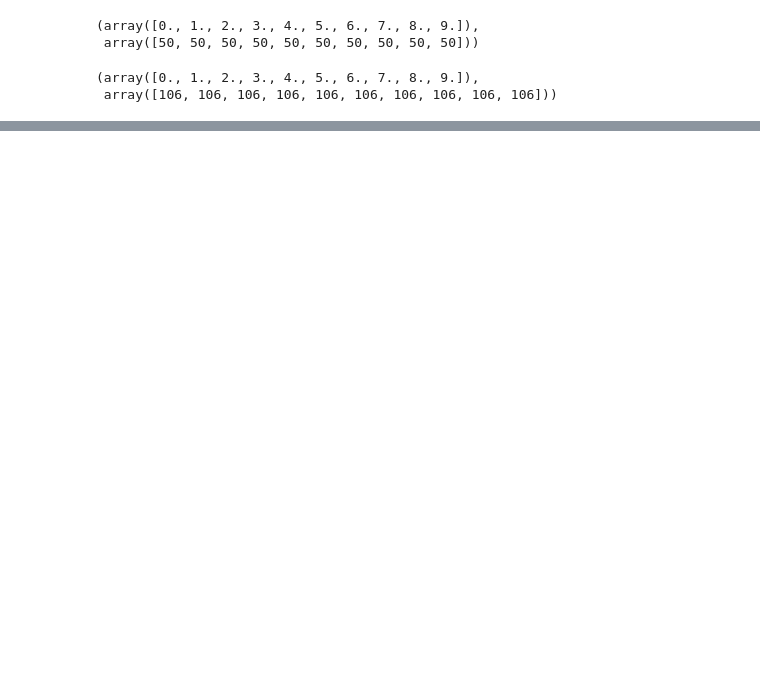
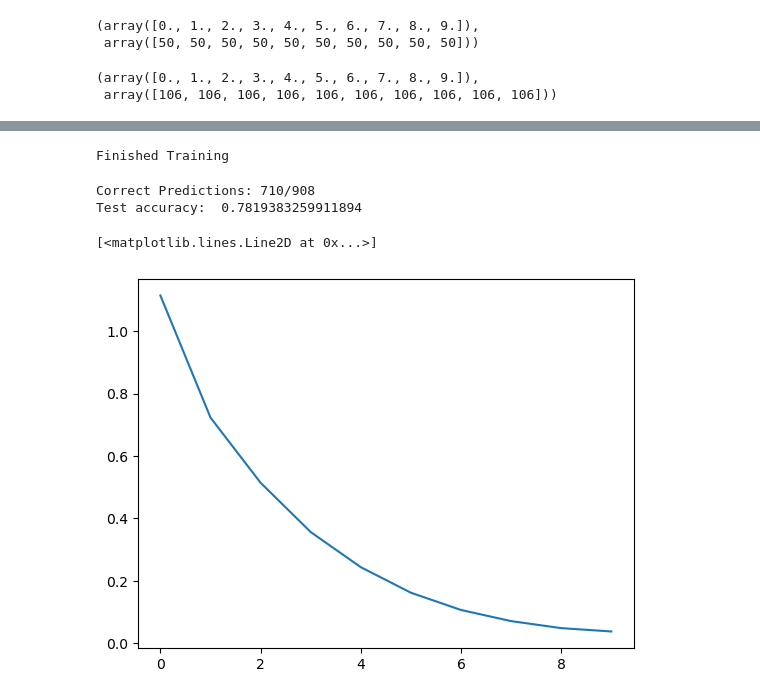
Before and after one commit to dijor0310/cse204-project, a Jupyter notebook: classification_modelnet10.ipynb, the cells around one changed output, grey strips where cells are left out. Cells and saved outputs as stored; diff of their text form; code cells hidden in the pictures; blank space fills up the shorter version.

```diff
--- a/classification_modelnet10.ipynb
+++ b/classification_modelnet10.ipynb
@@ -653,0 +909,2 @@ Pipeline(steps=[('features',
+# %%
+net_withPers = Conv3DNet_withPers()
@@ -653,0 +936,3 @@ Pipeline(steps=[('features',
+# %%
+training_dataset = CustomDataset_withPers(images_train, x_train_transformed, y_train_one.toarray())
+training_dataset.__len__()
@@ -653,0 +950,74 @@ Pipeline(steps=[('features',
+# %%
+trainloader = DataLoader(training_dataset, batch_size=32, shuffle=True)
+testloader = DataLoader(testing_dataset, batch_size=32, shuffle=True)
+# %%
+loss_values = []
+
+for epoch in range(10):  # loop over the dataset multiple times
+
+    running_loss = 0.0
+    for i, data in enumerate(trainloader, 0):
+        # get the inputs; data is a list of [inputs, labels]
+        inputs, x_features, labels = data
+        # print(x_features.dtype)
+        # print(inputs.dtype)
+        # inputs = tf.cast(inputs, tf.float(64))
+        # inputs = inputs.type('torch.DoubleTensor')
+        # print(inputs.dtype)
+        x_features = x_features.type('torch.FloatTensor')
+        bs = inputs.size()[0]
+        inputs = inputs.reshape(bs,1,32,32,32)
+        # x_features = x_features.reshape(bs, 18)
+        # zero the parameter gradients
+        optimizer.zero_grad()
+
+        # forward + backward + optimize
+        outputs = net_withPers(inputs, x_features)
+        loss = criterion(outputs, labels)
+        loss.backward()
+        optimizer.step()
+
+        # print statistics
+        running_loss += loss.item() * bs
+        if i % 2000 == 1999:    # print every 2000 mini-batches
+            print(f'[{epoch + 1}, {i + 1:5d}] loss: {running_loss / 2000:.3f}')
+            running_loss = 0.0
+    loss_values.append(running_loss / len(training_dataset))
+
+print('Finished Training')
+# %% [output]
+Finished Training
+# %%
+test_loss = 0.0
+correct, total = 0,0
+
+for i, data in enumerate(testloader, 0):
+    # get the inputs; data is a list of [inputs, labels]
+    # print(data.size())
+    inputs, x_features, labels = data
+    x_features = x_features.type('torch.FloatTensor')
+
+    # print(labels.size())
+    # print(inputs.size())
+    bs = inputs.size()[0]
+    inputs = inputs.reshape(bs,1,32,32,32)
+    # zero the parameter gradients
+
+    # forward + backward + optimize
+    outputs = net_withPers(inputs, x_features)
+
+    for o,l in zip(outputs, labels):
+        if torch.argmax(o)==torch.argmax(l):
+            correct+=1
+        total+=1
+
+print(f'Correct Predictions: {correct}/{total}')
+print('Test accuracy: ', correct/total)
+# %% [output]
+Correct Predictions: 710/908
+Test accuracy:  0.7819383259911894
+# %%
+plt.plot(loss_values)
+# %% [output]
+[<matplotlib.lines.Line2D at 0x...>]
+[figure, added]
```
Also changed, not shown: parts of 59 cells of this notebook, 3 other files.
